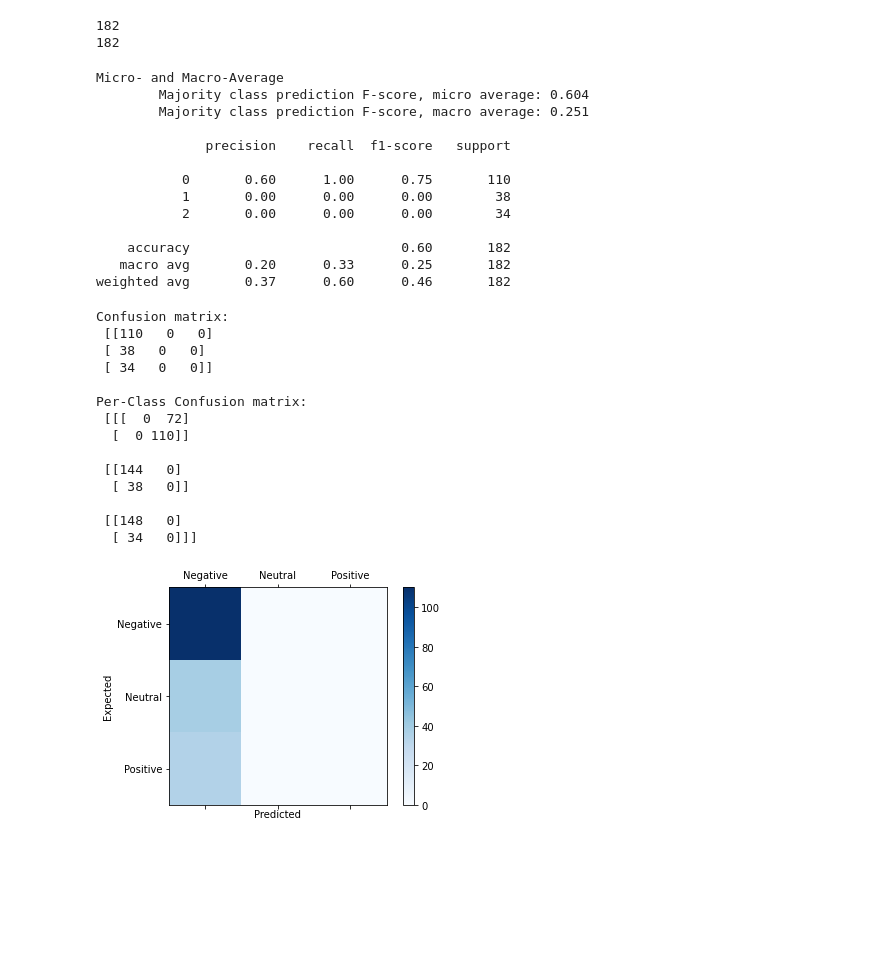
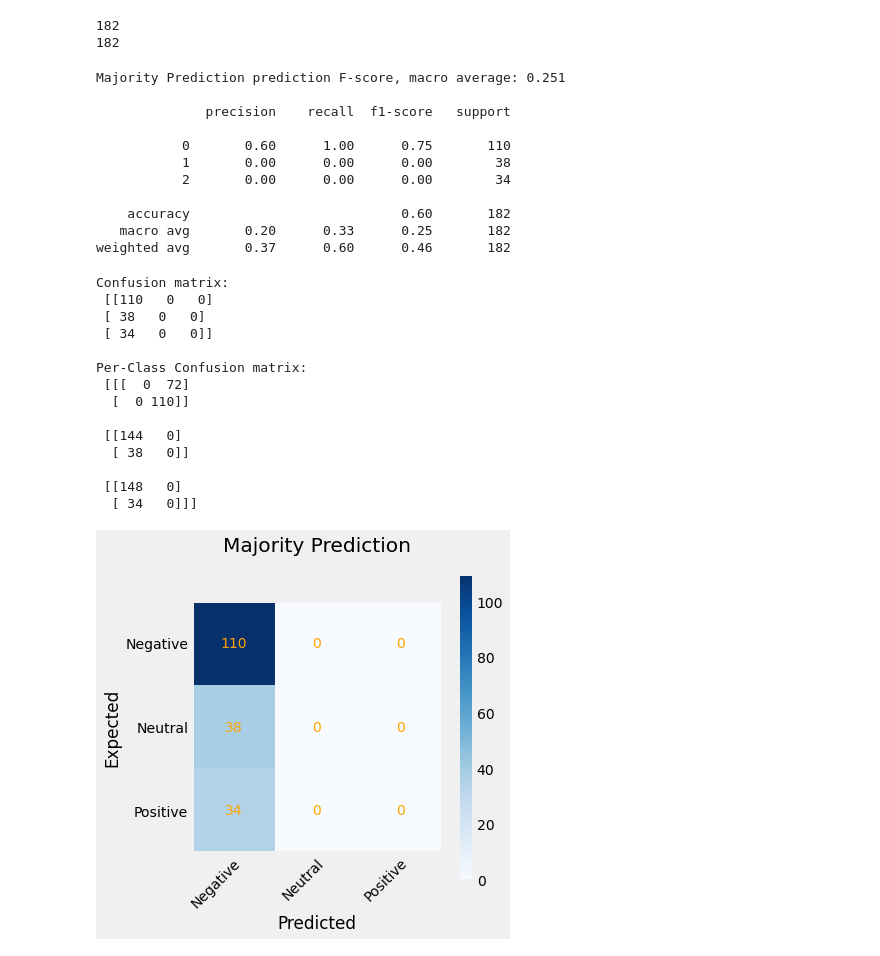
Before and after one commit to loopyQueen/RefugeeSentiment, a Jupyter notebook: baselineModel.ipynb, the cells around one changed output. Cells and saved outputs as stored; diff of their text form; code cells hidden in the pictures; blank space fills up the shorter version.

Commit message:
Cleaned up plots, moved plots to functions, scores for VADER-base

```diff
--- a/baselineModel.ipynb
+++ b/baselineModel.ipynb
@@ -11,6 +11,10 @@ from nlpUtils import aardvark as aa
 from sklearn.metrics import confusion_matrix, multilabel_confusion_matrix, classification_report
 from sklearn.metrics import f1_score # auc if I get embeddings
 from matplotlib import pyplot as plt
+%matplotlib inline
+plt.style.use('fivethirtyeight')
+import seaborn as sns
+# sns.set(font_scale=1.5)
 # %%
 import importlib
 importlib.reload(aa)
@@ -37,11 +41,9 @@ print(len(maj_pred))
 182
 182
 # %%
-aa.print_model_metrics (y_true=true, y_pred=maj_pred, labels=[0,1,2])
+aa.print_model_metrics (model_name="Majority Prediction", y_true=true, y_pred=maj_pred, labels=[0,1,2])
 # %% [output]
-Micro- and Macro-Average
-        Majority class prediction F-score, micro average: 0.604
-        Majority class prediction F-score, macro average: 0.251
+Majority Prediction prediction F-score, macro average: 0.251
 
               precision    recall  f1-score   support
 
@@ -53,20 +55,20 @@ Micro- and Macro-Average
    macro avg       0.20      0.33      0.25       182
 weighted avg       0.37      0.60      0.46       182
 # %%
-aa.print_conf_matrix (y_true=true, y_pred=maj_pred)
+aa.print_conf_matrix (model_name="Majority Prediction", y_true=true, y_pred=maj_pred)
 # %% [output]
 Confusion matrix:
  [[110   0   0]
  [ 38   0   0]
  [ 34   0   0]]
 
 Per-Class Confusion matrix:
  [[[  0  72]
   [  0 110]]
 
  [[144   0]
   [ 38   0]]
 
  [[148   0]
   [ 34   0]]]
-[figure, old version]
+[figure, new version]
```
Also changed, not shown: 4 other files.
